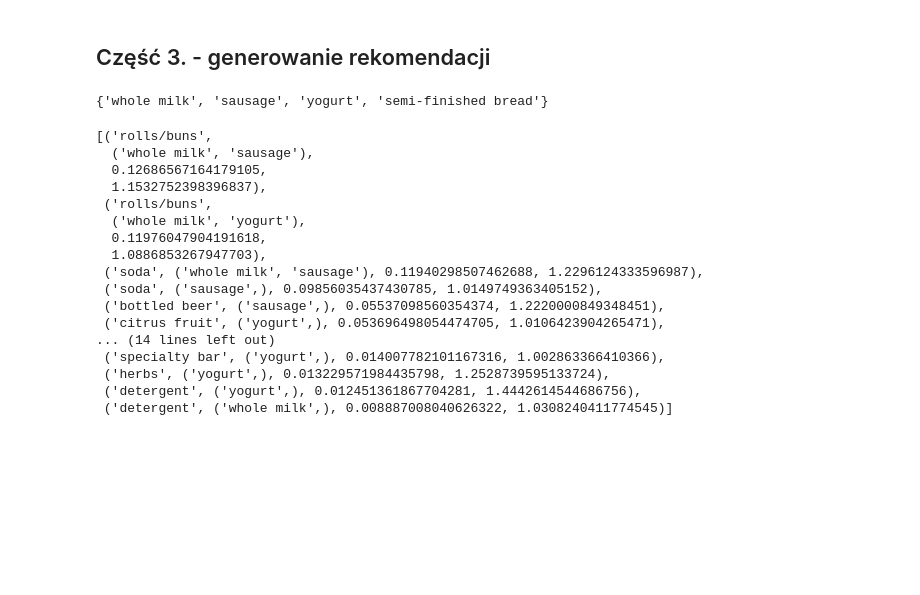
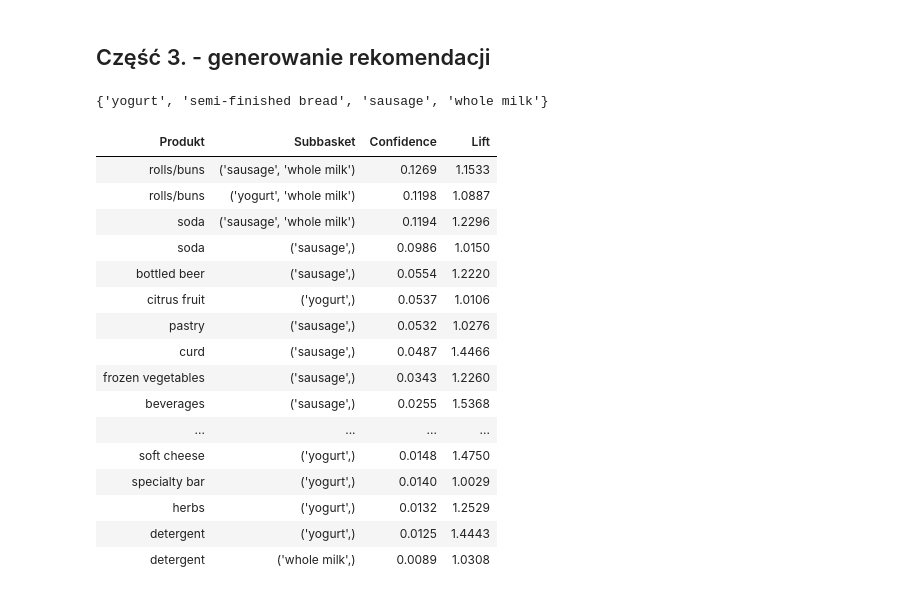
Before and after one commit to krzychsol/Recommendation_Systems_AGH, a Jupyter notebook: lab1/lab1_basket_analysis.ipynb, the cells around one changed output. Cells and saved outputs as stored; diff of their text form; code cells hidden in the pictures; blank space fills up the shorter version.

```diff
--- a/lab1/lab1_basket_analysis.ipynb
+++ b/lab1/lab1_basket_analysis.ipynb
@@ -58,25 +58,27 @@ baskets[:10]
 def get_supports(baskets: list[tuple[str]], all_products: list[str], epsilon: float):
     all_products = sorted(all_products)
     baskets = [set(basket) for basket in baskets]
-    basket_count = len(baskets)
-    def rec(taken: set[str], available: list[set[str]], index: int):
-        if len(taken) == K+1:
+    total_baskets = len(baskets)
+    def find_supports_rec(selected_items: set[str], remaining_baskets: list[set[str]], index: int):
+        if len(selected_items) == K+1:
             return dict()
 
         if index == len(all_products):
             return dict()
-        item = all_products[index]
-        supports = rec(taken, available, index + 1)
-        taken.add(item)
-        available = [basket for basket in available if item in basket]
-        # item in basket is equivalent to basket.issuperset(taken) because all baskets in available must contain all items in taken except the current item due to construction
-        supp = len(available) / basket_count
+
+        current_item = all_products[index]
+        supports = find_supports_rec(selected_items, remaining_baskets, index + 1)
+        selected_items.add(current_item)
+        filtered_baskets = [basket for basket in remaining_baskets if current_item in basket]
+        # current_item in basket is equivalent to basket.issuperset(selected_items) because all baskets in remaining_baskets
+        # must contain all items in taken except the current item due to construction
+        supp = len(filtered_baskets) / total_baskets
         if supp > epsilon:
-            supports[frozenset(taken)] = supp
-            supports.update(rec(taken, available, index + 1))
-        taken.remove(item)
+            supports[frozenset(selected_items)] = supp
+            supports.update(find_supports_rec(selected_items, filtered_baskets, index + 1))
+        selected_items.remove(current_item)
         return supports
-    return rec(set(), baskets, 0)
+    return find_supports_rec(set(), baskets, 0)
 
 
 supports = get_supports(baskets, products, EPSILON)
@@ -187,27 +189,38 @@ def generate_advanced_candidates(basket: tuple[str], products: list[str], suppor
         aggregated_recommendations.append((item, best_subbasket, avg_confidence, product_lift))
 
     return sorted(aggregated_recommendations, key=lambda x: x[2] * x[3], reverse=True)
+# %%
+from IPython.display import display, HTML
+
+def format_recommendations(recommendations):
+  """Formatting recommendations list to table format"""
+
+  table = "<table><thead><tr><th>Produkt</th><th>Subbasket</th><th>Confidence</th><th>Lift</th></tr></thead><tbody>"
+  for item, subbasket, confidence, lift in recommendations:
+    table += f"<tr><td>{item}</td><td>{subbasket}</td><td>{confidence:.4f}</td><td>{lift:.4f}</td></tr>"
+  table += "</tbody></table>"
+
+  display(HTML(table))
 # %%
 print(baskets[1])
-generate_basic_candidates(baskets[1], products, supports)
-# generate_advanced_candidates(baskets[1], products, supports)
+format_recommendations(generate_basic_candidates(baskets[1], products, supports))
 # %% [output]
-{'whole milk', 'sausage', 'yogurt', 'semi-finished bread'}
+{'yogurt', 'semi-finished bread', 'sausage', 'whole milk'}
-[('rolls/buns',
-  ('whole milk', 'sausage'),
-  0.12686567164179105,
-  1.1532752398396837),
- ('rolls/buns',
-  ('whole milk', 'yogurt'),
-  0.11976047904191618,
-  1.0886853267947703),
- ('soda', ('whole milk', 'sausage'), 0.11940298507462688, 1.2296124333596987),
- ('soda', ('sausage',), 0.09856035437430785, 1.0149749363405152),
- ('bottled beer', ('sausage',), 0.05537098560354374, 1.2220000849348451),
- ('citrus fruit', ('yogurt',), 0.053696498054474705, 1.0106423904265471),
-... (14 lines left out)
- ('specialty bar', ('yogurt',), 0.014007782101167316, 1.002863366410366),
- ('herbs', ('yogurt',), 0.013229571984435798, 1.2528739595133724),
- ('detergent', ('yogurt',), 0.012451361867704281, 1.4442614544686756),
- ('detergent', ('whole milk',), 0.008887008040626322, 1.0308240411774545)]
+| Produkt | Subbasket | Confidence | Lift |
+| rolls/buns | ('sausage', 'whole milk') | 0.1269 | 1.1533 |
+| rolls/buns | ('yogurt', 'whole milk') | 0.1198 | 1.0887 |
+| soda | ('sausage', 'whole milk') | 0.1194 | 1.2296 |
+| soda | ('sausage',) | 0.0986 | 1.0150 |
+| bottled beer | ('sausage',) | 0.0554 | 1.2220 |
+| citrus fruit | ('yogurt',) | 0.0537 | 1.0106 |
+| pastry | ('sausage',) | 0.0532 | 1.0276 |
+| curd | ('sausage',) | 0.0487 | 1.4466 |
+| frozen vegetables | ('sausage',) | 0.0343 | 1.2260 |
+| beverages | ('sausage',) | 0.0255 | 1.5368 |
+| ... | ... | ... | ... |
+| soft cheese | ('yogurt',) | 0.0148 | 1.4750 |
+| specialty bar | ('yogurt',) | 0.0140 | 1.0029 |
+| herbs | ('yogurt',) | 0.0132 | 1.2529 |
+| detergent | ('yogurt',) | 0.0125 | 1.4443 |
+| detergent | ('whole milk',) | 0.0089 | 1.0308 |
 # %%
```
Also changed, not shown: parts of 3 cells of this notebook.
